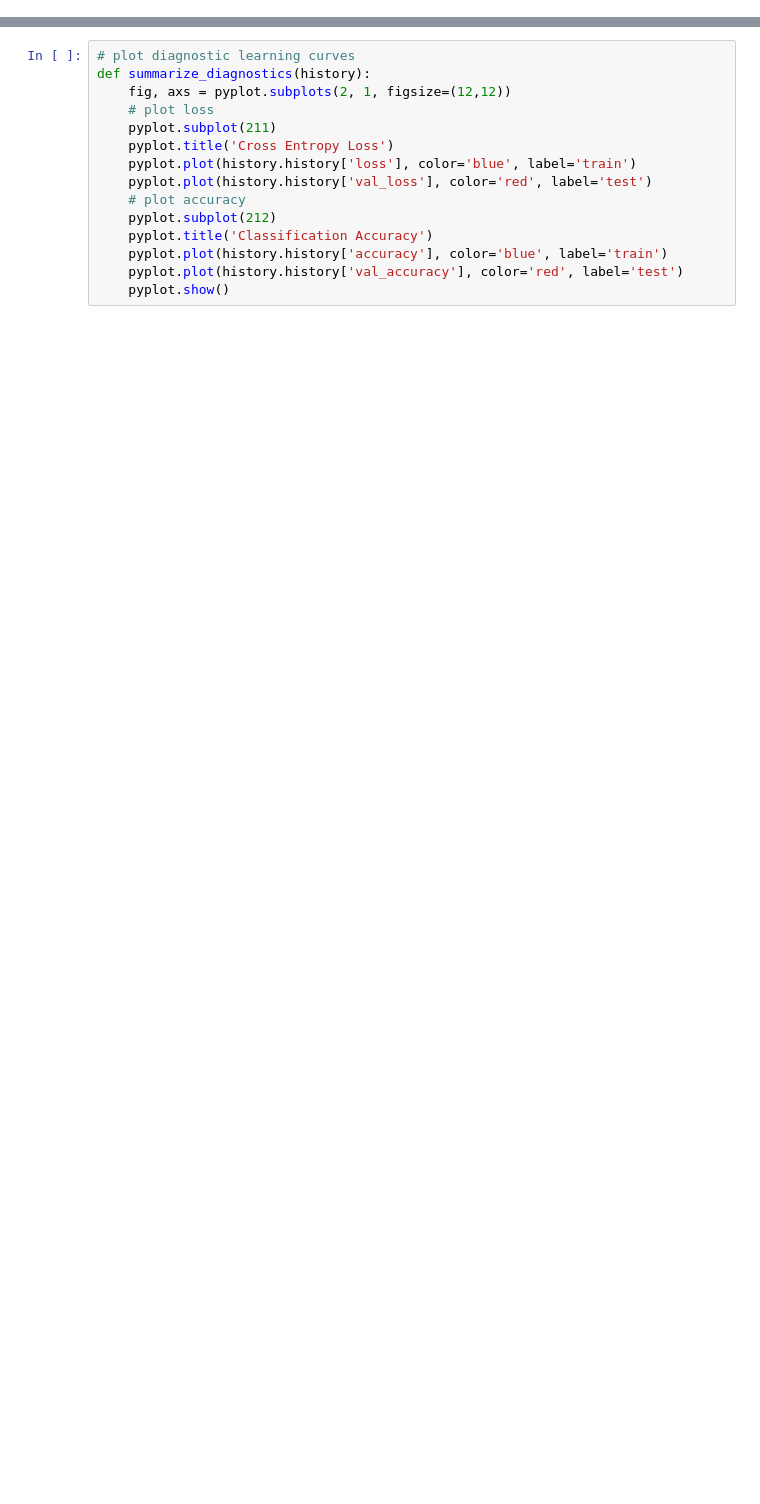
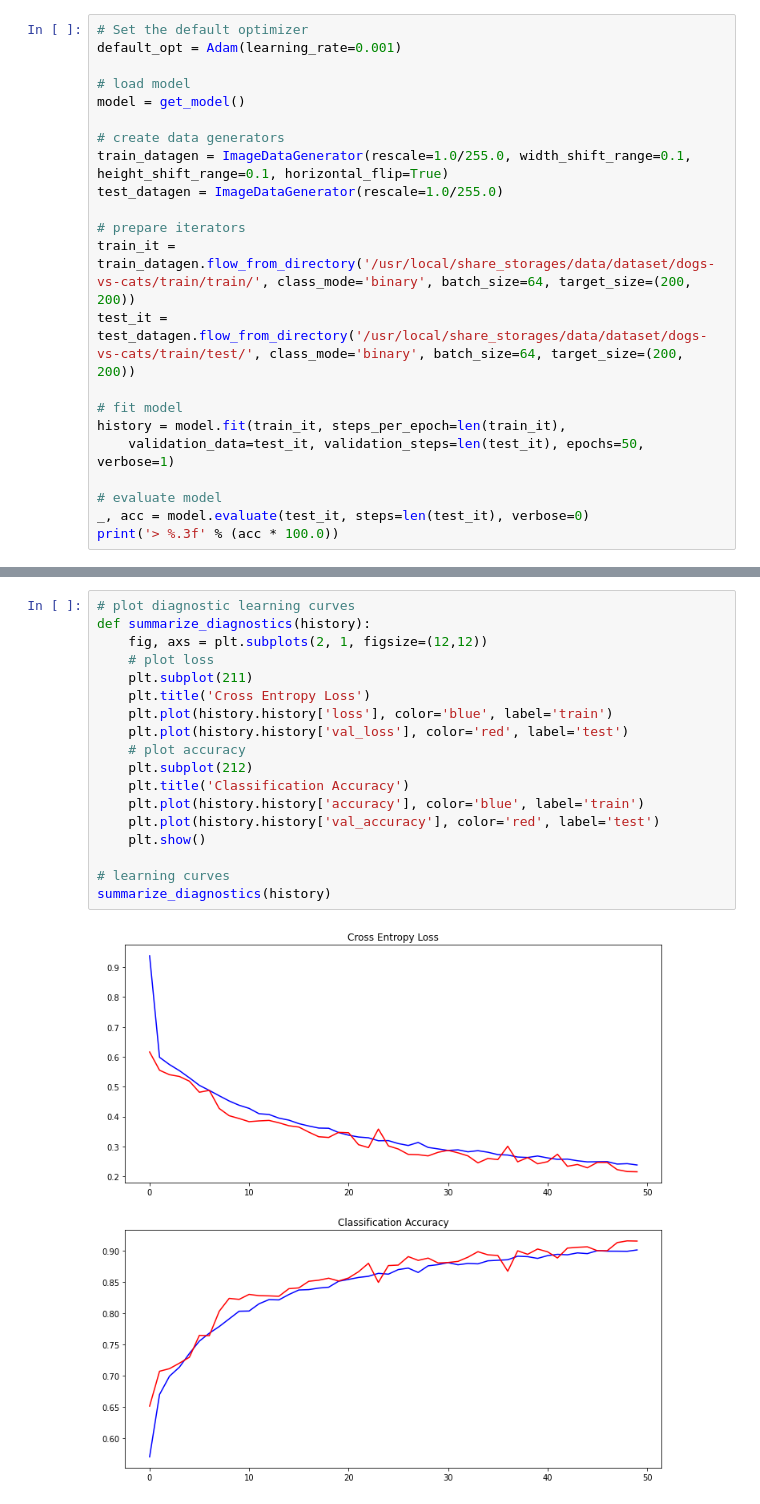
Before and after one commit to dnguyenngoc/lab-spark, a Jupyter notebook: share_storages/lab/Cats vs Dogs Classification using CNN Keras.ipynb, the cells around one changed output, grey strips where cells are left out. Drawn from its saved outputs; the diff is of its cells as text; blank space fills up the shorter version.

Commit message:
Cats vs Dogs Classification using CNN Keras

```diff
--- a/share_storages/lab/Cats vs Dogs Classification using CNN Keras.ipynb
+++ b/share_storages/lab/Cats vs Dogs Classification using CNN Keras.ipynb
@@ -45,0 +151,22 @@ else:
+# %%
+# Set the default optimizer
+default_opt = Adam(learning_rate=0.001)
+
+# load model
+model = get_model()
+
+# create data generators
+train_datagen = ImageDataGenerator(rescale=1.0/255.0, width_shift_range=0.1, height_shift_range=0.1, horizontal_flip=True)
+test_datagen = ImageDataGenerator(rescale=1.0/255.0)
+
+# prepare iterators
+train_it = train_datagen.flow_from_directory('/usr/local/share_storages/data/dataset/dogs-vs-cats/train/train/', class_mode='binary', batch_size=64, target_size=(200, 200))
+test_it = test_datagen.flow_from_directory('/usr/local/share_storages/data/dataset/dogs-vs-cats/train/test/', class_mode='binary', batch_size=64, target_size=(200, 200))
+
+# fit model
+history = model.fit(train_it, steps_per_epoch=len(train_it),
+    validation_data=test_it, validation_steps=len(test_it), epochs=50, verbose=1)
+
+# evaluate model
+_, acc = model.evaluate(test_it, steps=len(test_it), verbose=0)
+print('> %.3f' % (acc * 100.0))
@@ -46,15 +198,20 @@ else:
 # %%
 # plot diagnostic learning curves
 def summarize_diagnostics(history):
-	fig, axs = pyplot.subplots(2, 1, figsize=(12,12))
+	fig, axs = plt.subplots(2, 1, figsize=(12,12))
 	# plot loss
-	pyplot.subplot(211)
-	pyplot.title('Cross Entropy Loss')
-	pyplot.plot(history.history['loss'], color='blue', label='train')
-	pyplot.plot(history.history['val_loss'], color='red', label='test')
+	plt.subplot(211)
+	plt.title('Cross Entropy Loss')
+	plt.plot(history.history['loss'], color='blue', label='train')
+	plt.plot(history.history['val_loss'], color='red', label='test')
 	# plot accuracy
-	pyplot.subplot(212)
-	pyplot.title('Classification Accuracy')
-	pyplot.plot(history.history['accuracy'], color='blue', label='train')
-	pyplot.plot(history.history['val_accuracy'], color='red', label='test')
-	pyplot.show()
+	plt.subplot(212)
+	plt.title('Classification Accuracy')
+	plt.plot(history.history['accuracy'], color='blue', label='train')
+	plt.plot(history.history['val_accuracy'], color='red', label='test')
+	plt.show()
+
+# learning curves
+summarize_diagnostics(history)
+# %% [output]
+[figure, added]
```
Also changed, not shown: parts of 26 cells of this notebook, 4 other files.
